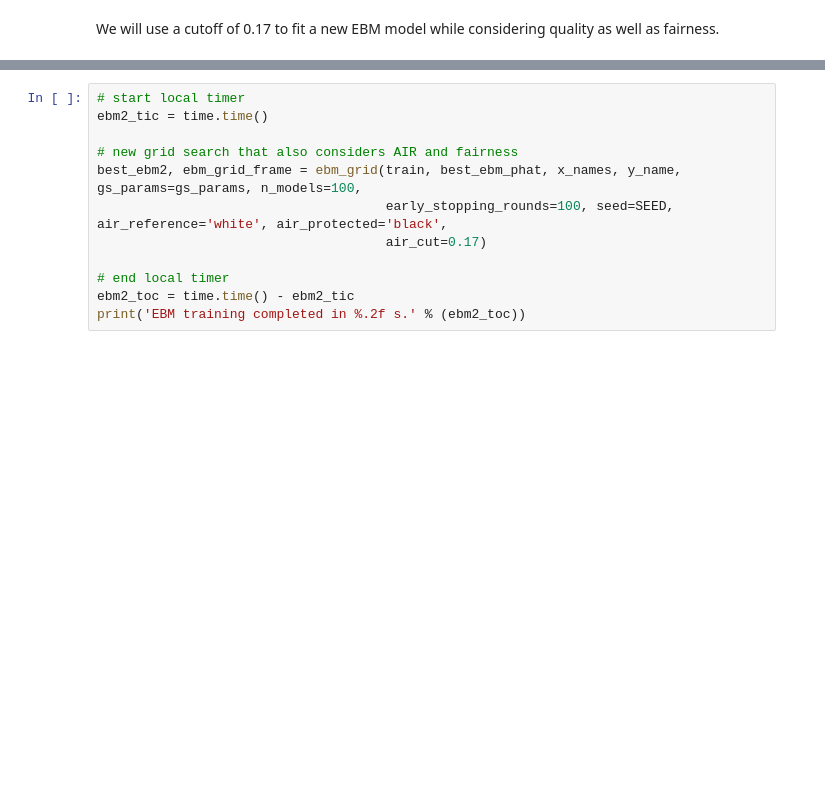
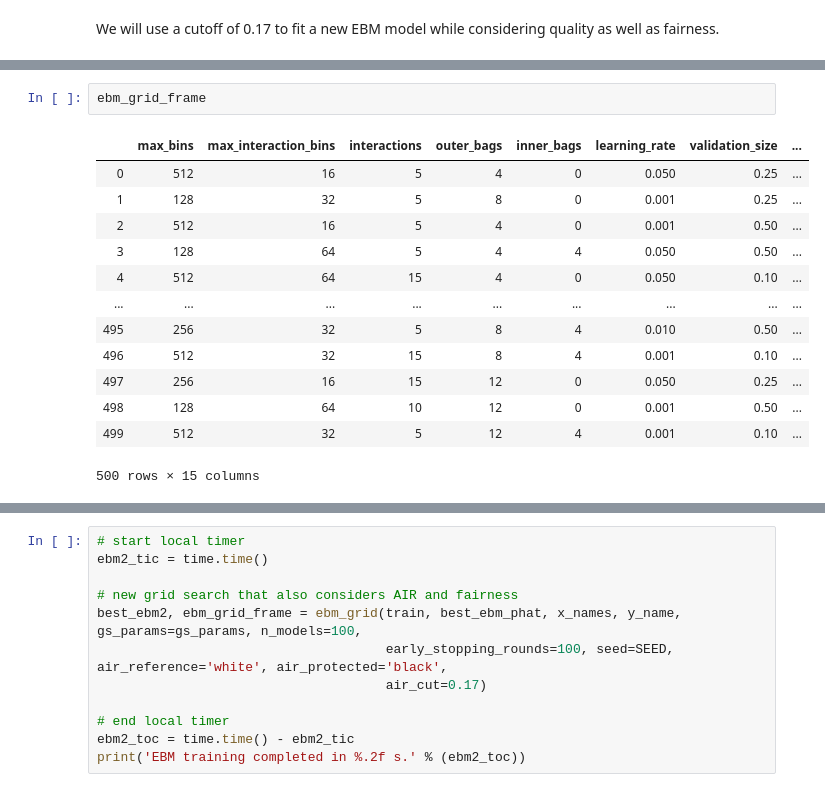
Before and after one commit to adelhassen/responsible_ml, a Jupyter notebook: Model Remediation.ipynb, the cells around one changed output, grey strips where cells are left out. Saved outputs shown, nothing was run; the diff lists cells and outputs as text; blank space fills up the shorter version.

```diff
--- a/Model Remediation.ipynb
+++ b/Model Remediation.ipynb
@@ -528,0 +561,16 @@ We will use a cutoff of 0.17 to fit a new EBM model while considering quality as
+# %%
+ebm_grid_frame
+# %% [output]
+|  | max_bins | max_interaction_bins | interactions | outer_bags | inner_bags | learning_rate | validation_size | ... |
+| 0 | 512 | 16 | 5 | 4 | 0 | 0.050 | 0.25 | ... |
+| 1 | 128 | 32 | 5 | 8 | 0 | 0.001 | 0.25 | ... |
+| 2 | 512 | 16 | 5 | 4 | 0 | 0.001 | 0.50 | ... |
+| 3 | 128 | 64 | 5 | 4 | 4 | 0.050 | 0.50 | ... |
+| 4 | 512 | 64 | 15 | 4 | 0 | 0.050 | 0.10 | ... |
+| ... | ... | ... | ... | ... | ... | ... | ... | ... |
+| 495 | 256 | 32 | 5 | 8 | 4 | 0.010 | 0.50 | ... |
+| 496 | 512 | 32 | 15 | 8 | 4 | 0.001 | 0.10 | ... |
+| 497 | 256 | 16 | 15 | 12 | 0 | 0.050 | 0.25 | ... |
+| 498 | 128 | 64 | 10 | 12 | 0 | 0.001 | 0.50 | ... |
+| 499 | 512 | 32 | 5 | 12 | 4 | 0.001 | 0.10 | ... |
+500 rows × 15 columns
```
Also changed, not shown: parts of 5 cells of this notebook.
